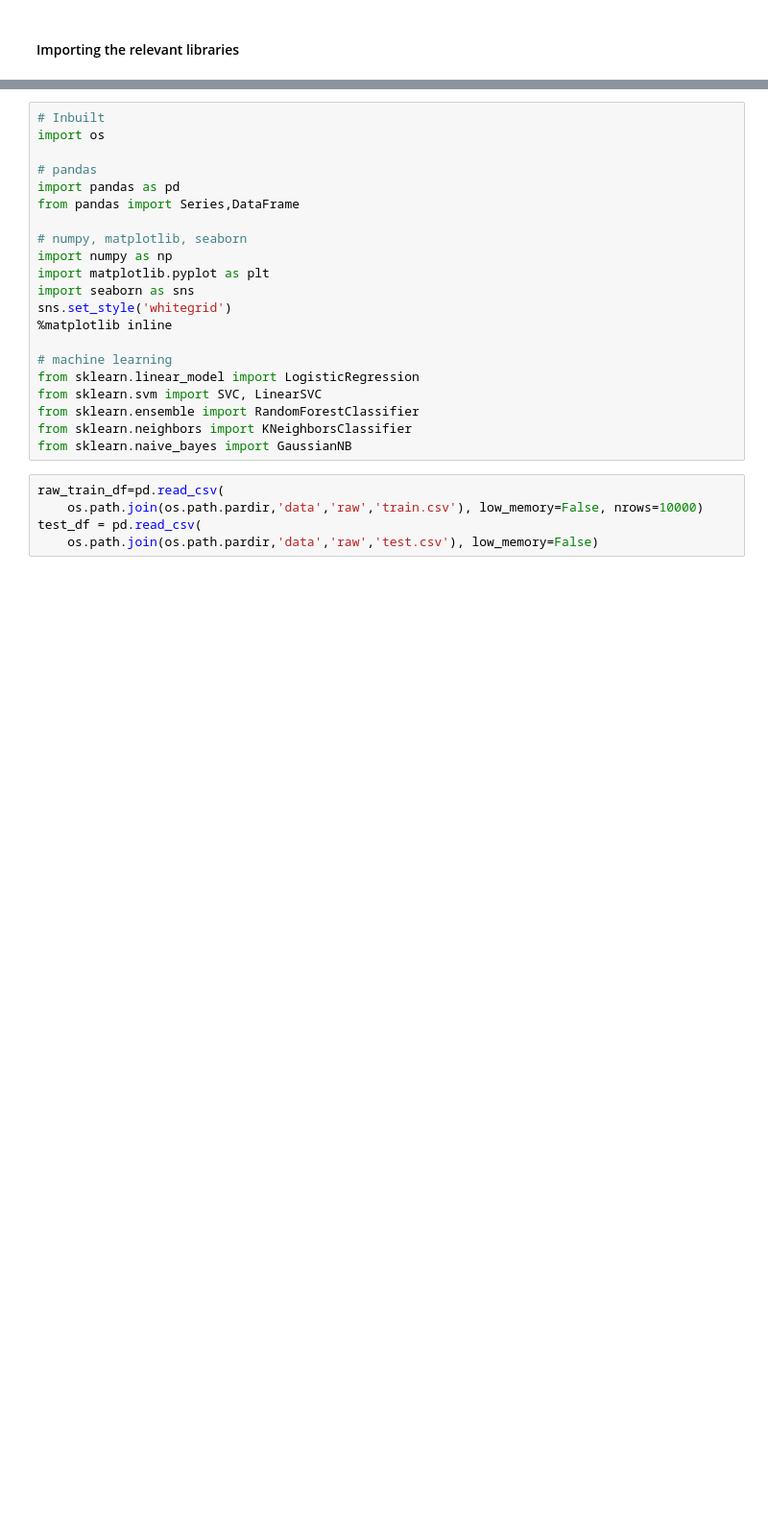
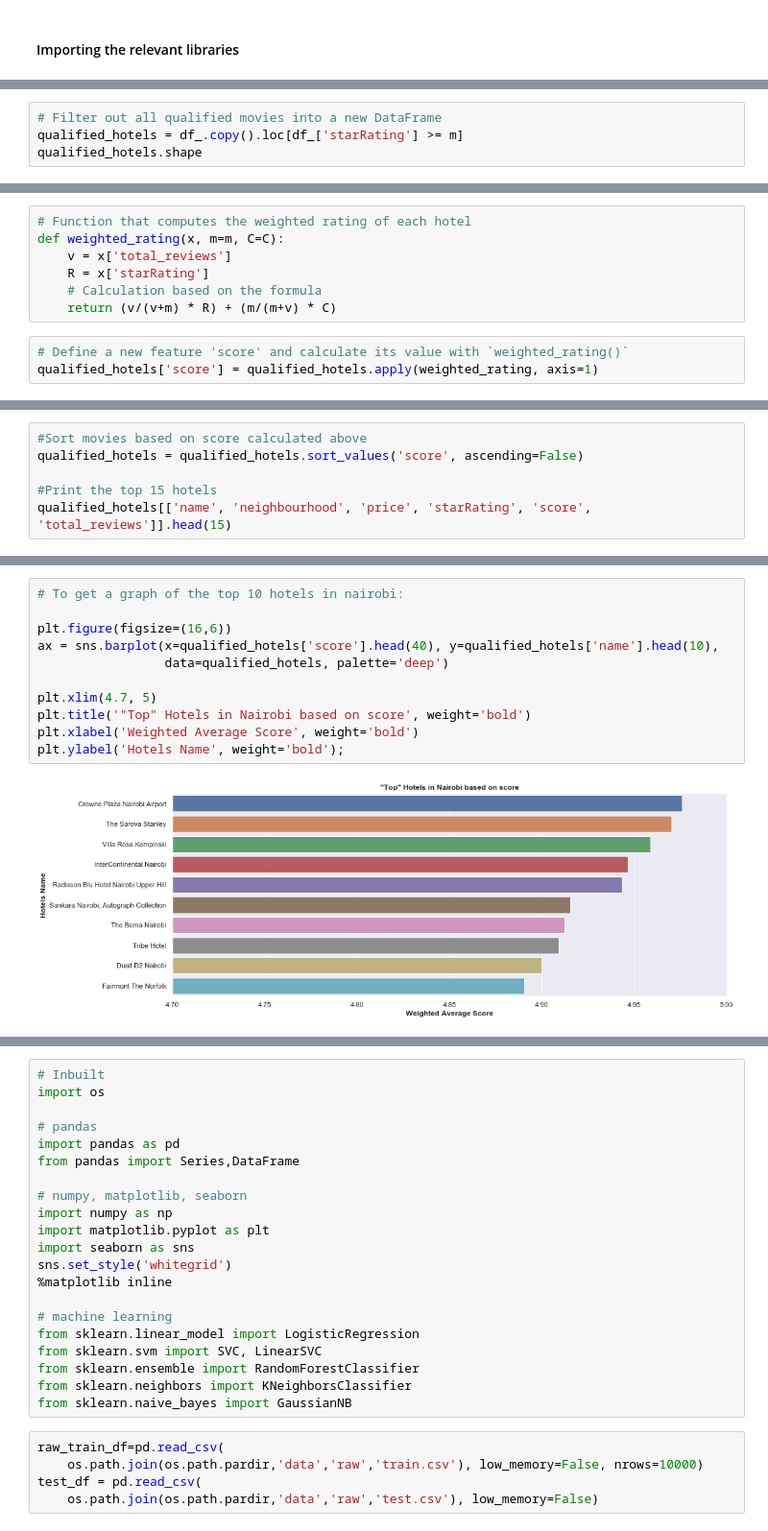
Before and after one commit to Hesbon5600/hotel-recommender, a Jupyter notebook: notebooks/Hotel Recommender System.ipynb, the cells around one changed output, grey strips where cells are left out. Shown at 96% size. Drawn from its saved outputs; the diff is of its cells as text; blank space fills up the shorter version.

```diff
--- a/notebooks/Hotel Recommender System.ipynb
+++ b/notebooks/Hotel Recommender System.ipynb
@@ -2,0 +372,4 @@
+# %%
+# Filter out all qualified movies into a new DataFrame
+qualified_hotels = df_.copy().loc[df_['starRating'] >= m]
+qualified_hotels.shape
@@ -2,0 +378,10 @@
+# %%
+# Function that computes the weighted rating of each hotel
+def weighted_rating(x, m=m, C=C):
+    v = x['total_reviews']
+    R = x['starRating']
+    # Calculation based on the formula
+    return (v/(v+m) * R) + (m/(m+v) * C)
+# %%
+# Define a new feature 'score' and calculate its value with `weighted_rating()`
+qualified_hotels['score'] = qualified_hotels.apply(weighted_rating, axis=1)
@@ -2,0 +404,6 @@
+# %%
+#Sort movies based on score calculated above
+qualified_hotels = qualified_hotels.sort_values('score', ascending=False)
+
+#Print the top 15 hotels
+qualified_hotels[['name', 'neighbourhood', 'price', 'starRating', 'score', 'total_reviews']].head(15)
@@ -2,0 +427,13 @@
+# %%
+# To get a graph of the top 10 hotels in nairobi:
+
+plt.figure(figsize=(16,6))
+ax = sns.barplot(x=qualified_hotels['score'].head(40), y=qualified_hotels['name'].head(10),
+                 data=qualified_hotels, palette='deep')
+
+plt.xlim(4.7, 5)
+plt.title('"Top" Hotels in Nairobi based on score', weight='bold')
+plt.xlabel('Weighted Average Score', weight='bold')
+plt.ylabel('Hotels Name', weight='bold');
+# %% [output]
+[figure, added]
```
Also changed, not shown: parts of 120 cells of this notebook, 3 other files.
